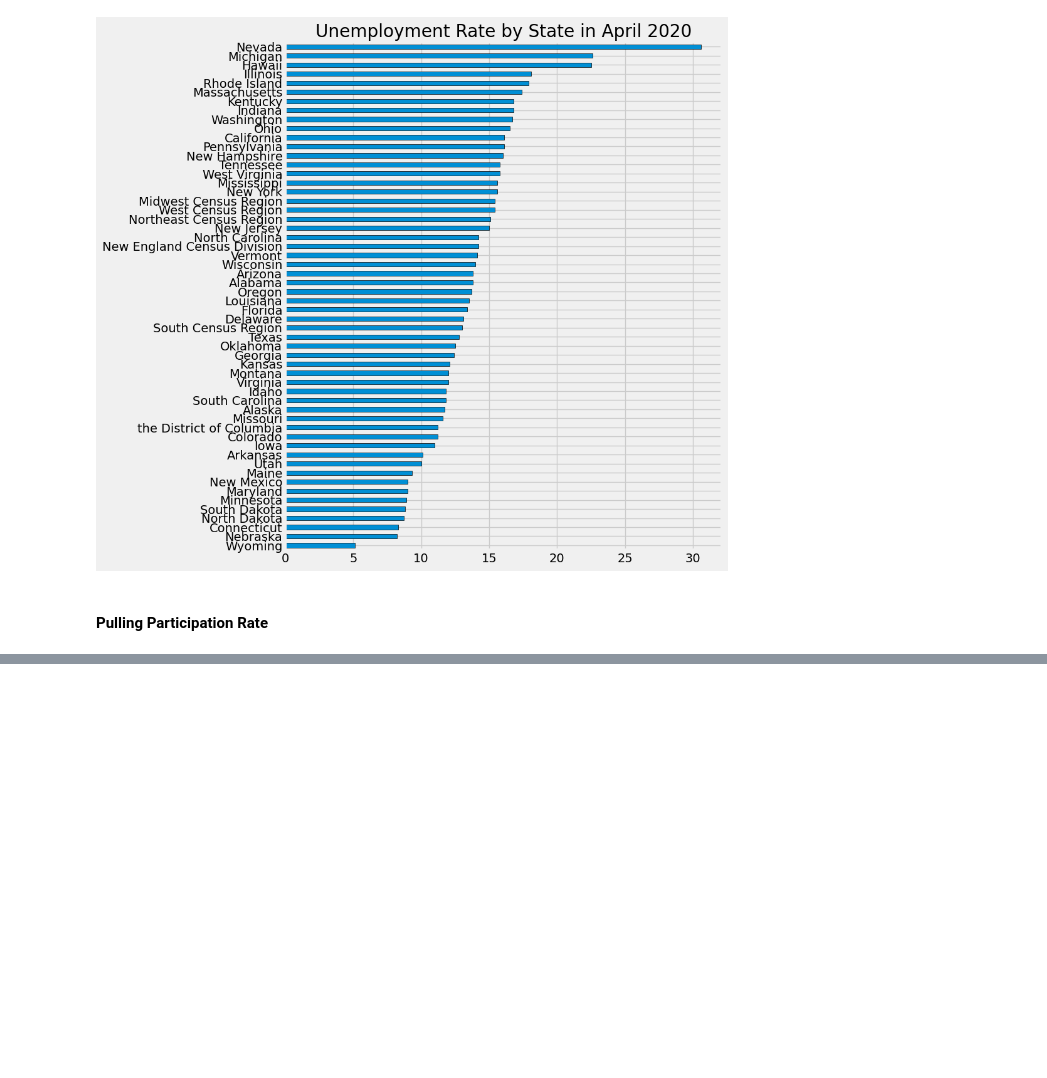
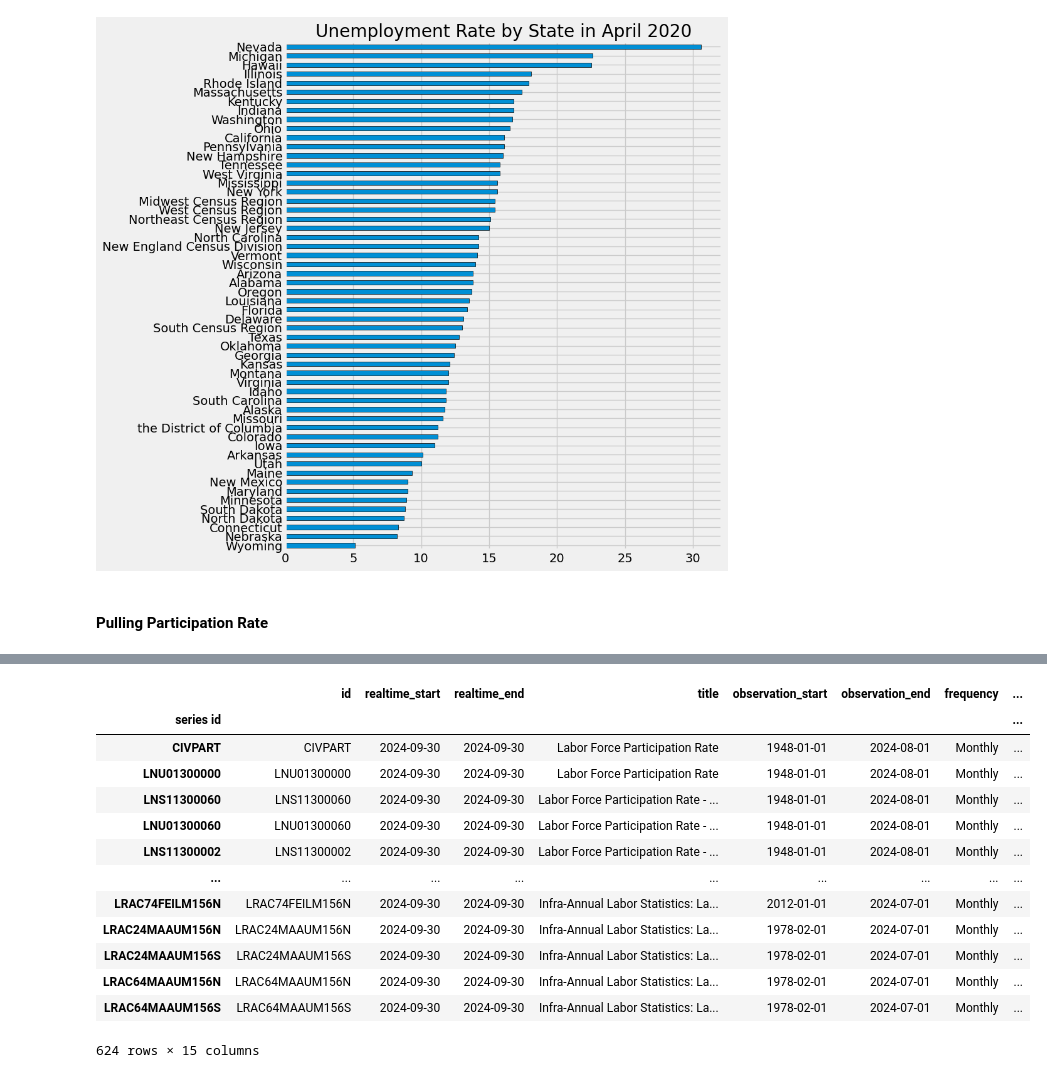
Before and after one commit to Shubham91999/Economic_Data_Analysis, a Jupyter notebook: EDA_Economic.ipynb, the cells around one changed output, grey strips where cells are left out. Cells and saved outputs as stored; diff of their text form; code cells hidden in the pictures; blank space fills up the shorter version.

```diff
--- a/EDA_Economic.ipynb
+++ b/EDA_Economic.ipynb
@@ -378,2 +378,19 @@ fred.search('participation rate state')
 1000 rows × 15 columns
+# %%
+fred.search('Labor Force Participation Rate', filter=('frequency', 'Monthly'))
+# %% [output]
+|  | id | realtime_start | realtime_end | title | observation_start | observation_end | frequency | ... |
+| series id |  |  |  |  |  |  |  | ... |
+| CIVPART | CIVPART | 2024-09-30 | 2024-09-30 | Labor Force Participation Rate | 1948-01-01 | 2024-08-01 | Monthly | ... |
+| LNU01300000 | LNU01300000 | 2024-09-30 | 2024-09-30 | Labor Force Participation Rate | 1948-01-01 | 2024-08-01 | Monthly | ... |
+| LNS11300060 | LNS11300060 | 2024-09-30 | 2024-09-30 | Labor Force Participation Rate - ... | 1948-01-01 | 2024-08-01 | Monthly | ... |
+| LNU01300060 | LNU01300060 | 2024-09-30 | 2024-09-30 | Labor Force Participation Rate - ... | 1948-01-01 | 2024-08-01 | Monthly | ... |
+| LNS11300002 | LNS11300002 | 2024-09-30 | 2024-09-30 | Labor Force Participation Rate - ... | 1948-01-01 | 2024-08-01 | Monthly | ... |
+| ... | ... | ... | ... | ... | ... | ... | ... | ... |
+| LRAC74FEILM156N | LRAC74FEILM156N | 2024-09-30 | 2024-09-30 | Infra-Annual Labor Statistics: La... | 2012-01-01 | 2024-07-01 | Monthly | ... |
+| LRAC24MAAUM156N | LRAC24MAAUM156N | 2024-09-30 | 2024-09-30 | Infra-Annual Labor Statistics: La... | 1978-02-01 | 2024-07-01 | Monthly | ... |
+| LRAC24MAAUM156S | LRAC24MAAUM156S | 2024-09-30 | 2024-09-30 | Infra-Annual Labor Statistics: La... | 1978-02-01 | 2024-07-01 | Monthly | ... |
+| LRAC64MAAUM156N | LRAC64MAAUM156N | 2024-09-30 | 2024-09-30 | Infra-Annual Labor Statistics: La... | 1978-02-01 | 2024-07-01 | Monthly | ... |
+| LRAC64MAAUM156S | LRAC64MAAUM156S | 2024-09-30 | 2024-09-30 | Infra-Annual Labor Statistics: La... | 1978-02-01 | 2024-07-01 | Monthly | ... |
+624 rows × 15 columns
 # %%
```
Also changed, not shown: parts of 8 cells of this notebook, 2 other files.
